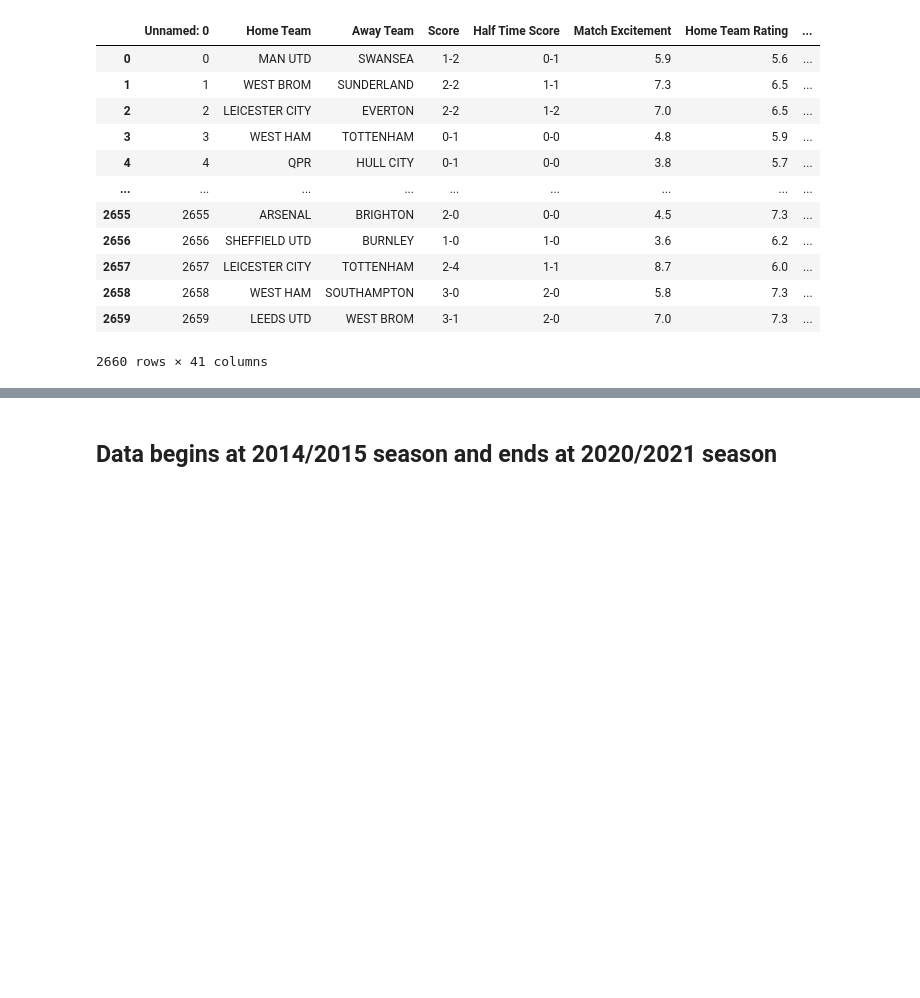
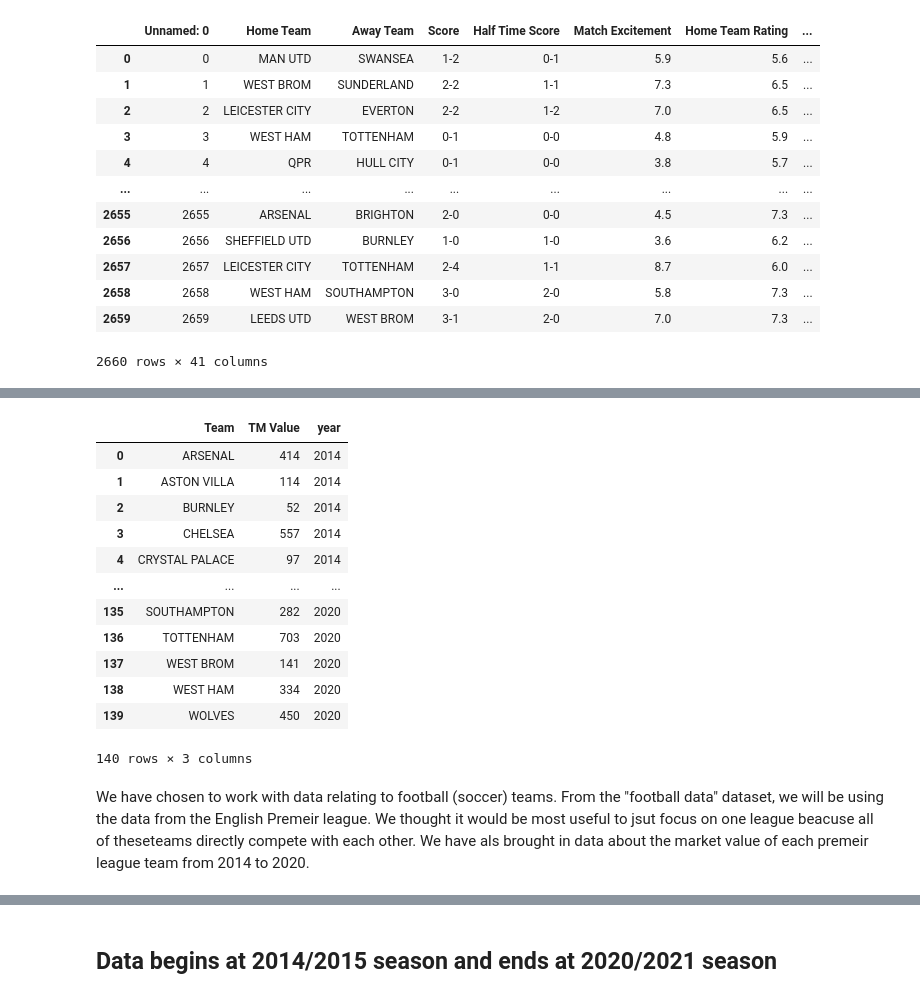
Before and after one commit to EliasLMann/Applied_ML_Proj2, a Jupyter notebook: Project02.ipynb, the cells around one changed output, grey strips where cells are left out. Cells and saved outputs as stored; diff of their text form; code cells hidden in the pictures; blank space fills up the shorter version.

```diff
--- a/Project02.ipynb
+++ b/Project02.ipynb
@@ -35,9 +37,9 @@ You can insert as many cells between the ones below as you'd like, but please **
 import pandas as pd
 import seaborn as sns
 
-futbol = pd.read_csv('/Users/wyattsaltzman/Machine Learning/Project2/data/combined_data.csv')
-epl    = pd.read_csv('/Users/wyattsaltzman/Machine Learning/Project2/data/english premier league data.csv')
-money  = pd.read_csv('/Users/wyattsaltzman/Machine Learning/Project2/data/team_values.csv')
+futbol = pd.read_csv('data/combined_data.csv')
+epl    = pd.read_csv('data/english premier league data.csv')
+money  = pd.read_csv('data/team_values.csv')
 epl
 # df = epl.query('year == 2020')
 # df = df['Home Team'].unique()
@@ -59,0 +82,18 @@ epl
+# %%
+money
+# %% [output]
+|  | Team | TM Value | year |
+| 0 | ARSENAL | 414 | 2014 |
+| 1 | ASTON VILLA | 114 | 2014 |
+| 2 | BURNLEY | 52 | 2014 |
+| 3 | CHELSEA | 557 | 2014 |
+| 4 | CRYSTAL PALACE | 97 | 2014 |
+| ... | ... | ... | ... |
+| 135 | SOUTHAMPTON | 282 | 2020 |
+| 136 | TOTTENHAM | 703 | 2020 |
+| 137 | WEST BROM | 141 | 2020 |
+| 138 | WEST HAM | 334 | 2020 |
+| 139 | WOLVES | 450 | 2020 |
+140 rows × 3 columns
+# %% [markdown]
+We have chosen to work with data relating to football (soccer) teams. From the "football data" dataset, we will be using the data from the English Premeir league. We thought it would be most useful to jsut focus on one league beacuse all of theseteams directly compete with each other. We have als  brought in data about the market value of each premeir league team from 2014 to 2020.
```
Also changed, not shown: parts of 6 cells of this notebook.
